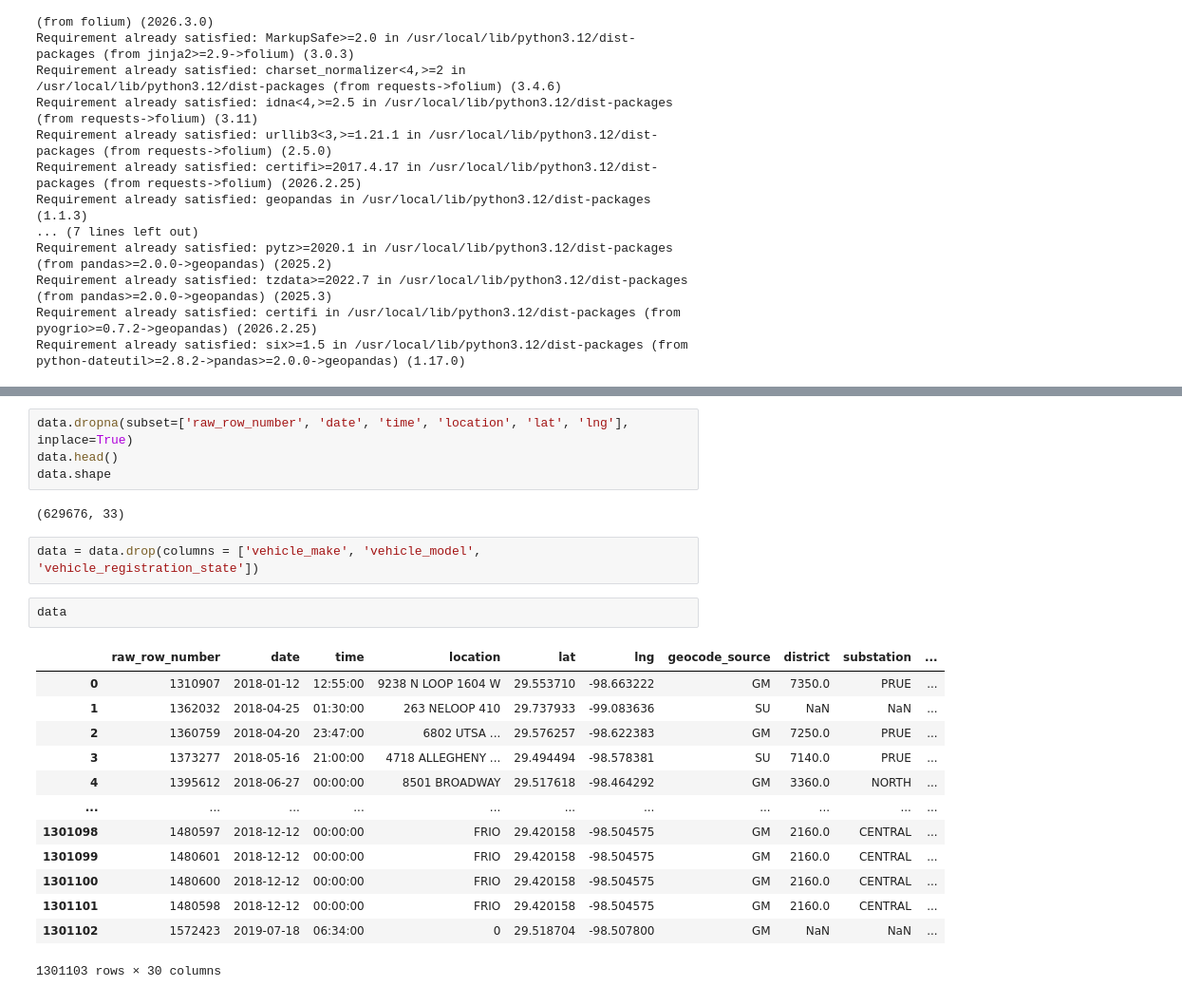
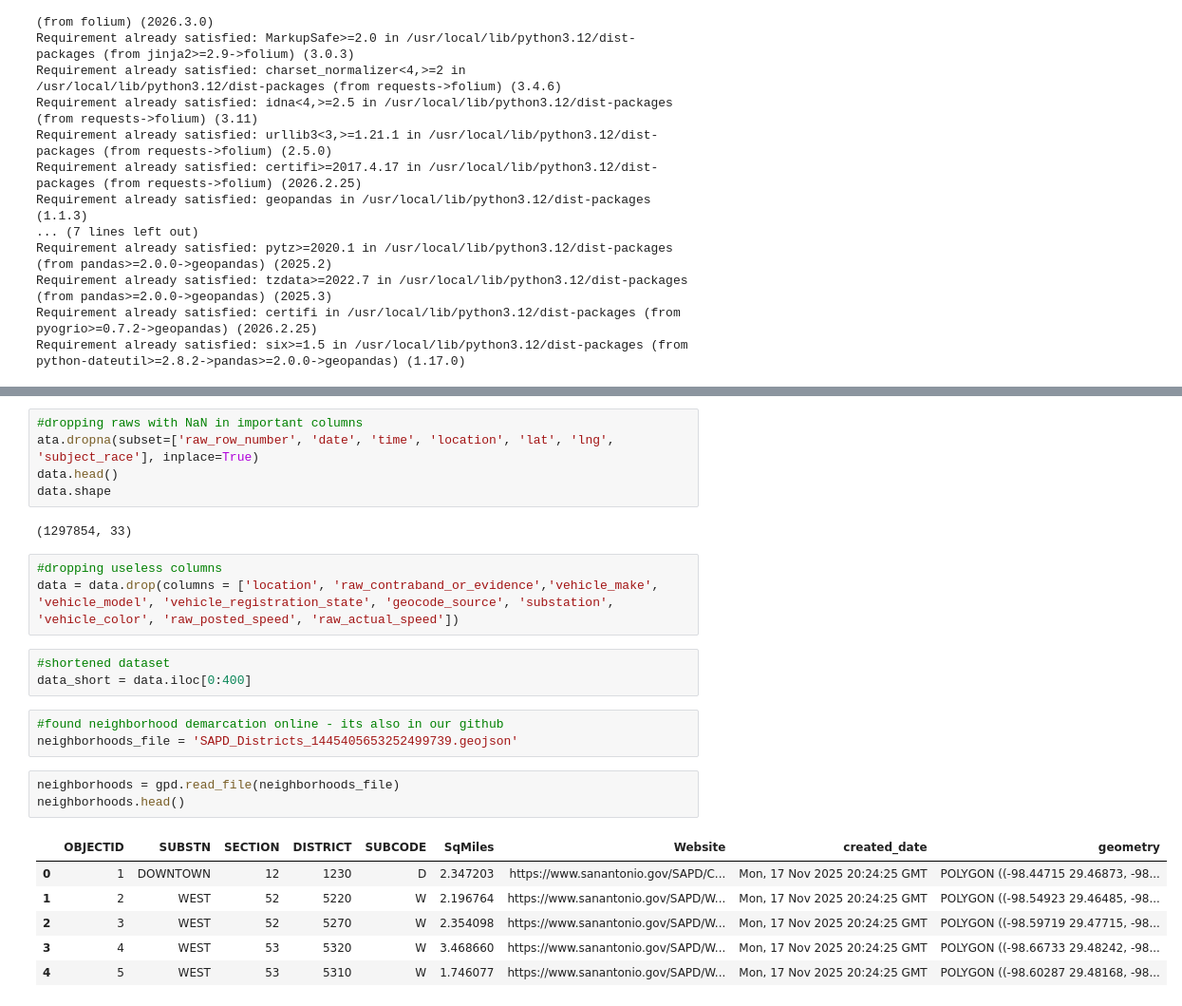
Before and after one commit to Nikibort/data_303_project, a Jupyter notebook: data_303_cleaning.ipynb, the cells around one changed output, grey strips where cells are left out. Shown at 95% size. Cells and saved outputs as stored; diff of their text form.

```diff
--- a/data_303_cleaning.ipynb
+++ b/data_303_cleaning.ipynb
@@ -38,26 +39,28 @@ data.head()
 | 4 | 1395612 | 2018-06-27 | 00:00:00 | 8501 BROADWAY | 29.517618 | -98.464292 | GM | 3360.0 | NORTH | ... |
 5 rows × 33 columns
 # %%
-data.dropna(subset=['raw_row_number', 'date', 'time', 'location', 'lat', 'lng'], inplace=True)
+#dropping raws with NaN in important columns
+ata.dropna(subset=['raw_row_number', 'date', 'time', 'location', 'lat', 'lng', 'subject_race'], inplace=True)
 data.head()
 data.shape
 # %% [output]
-(629676, 33)
+(1297854, 33)
 # %%
-data = data.drop(columns = ['vehicle_make',	'vehicle_model', 'vehicle_registration_state'])
+#dropping useless columns
+data = data.drop(columns = ['location', 'raw_contraband_or_evidence','vehicle_make',	'vehicle_model', 'vehicle_registration_state', 'geocode_source', 'substation', 'vehicle_color', 'raw_posted_speed', 'raw_actual_speed'])
-# %%
-data
-# %% [output]
-|  | raw_row_number | date | time | location | lat | lng | geocode_source | district | substation | ... |
-| 0 | 1310907 | 2018-01-12 | 12:55:00 | 9238 N LOOP 1604 W | 29.553710 | -98.663222 | GM | 7350.0 | PRUE | ... |
-| 1 | 1362032 | 2018-04-25 | 01:30:00 | 263 NELOOP 410 | 29.737933 | -99.083636 | SU | NaN | NaN | ... |
-| 2 | 1360759 | 2018-04-20 | 23:47:00 | 6802 UTSA ... | 29.576257 | -98.622383 | GM | 7250.0 | PRUE | ... |
-| 3 | 1373277 | 2018-05-16 | 21:00:00 | 4718 ALLEGHENY ... | 29.494494 | -98.578381 | SU | 7140.0 | PRUE | ... |
-| 4 | 1395612 | 2018-06-27 | 00:00:00 | 8501 BROADWAY | 29.517618 | -98.464292 | GM | 3360.0 | NORTH | ... |
-| ... | ... | ... | ... | ... | ... | ... | ... | ... | ... | ... |
-| 1301098 | 1480597 | 2018-12-12 | 00:00:00 | FRIO | 29.420158 | -98.504575 | GM | 2160.0 | CENTRAL | ... |
-| 1301099 | 1480601 | 2018-12-12 | 00:00:00 | FRIO | 29.420158 | -98.504575 | GM | 2160.0 | CENTRAL | ... |
-| 1301100 | 1480600 | 2018-12-12 | 00:00:00 | FRIO | 29.420158 | -98.504575 | GM | 2160.0 | CENTRAL | ... |
-| 1301101 | 1480598 | 2018-12-12 | 00:00:00 | FRIO | 29.420158 | -98.504575 | GM | 2160.0 | CENTRAL | ... |
-| 1301102 | 1572423 | 2019-07-18 | 06:34:00 | 0 | 29.518704 | -98.507800 | GM | NaN | NaN | ... |
-1301103 rows × 30 columns
+# %%
+#shortened dataset
+data_short = data.iloc[0:400]
+# %%
+#found neighborhood demarcation online - its also in our github
+neighborhoods_file = 'SAPD_Districts_1445405653252499739.geojson'
+# %%
+neighborhoods = gpd.read_file(neighborhoods_file)
+neighborhoods.head()
+# %% [output]
+|  | OBJECTID | SUBSTN | SECTION | DISTRICT | SUBCODE | SqMiles | Website | created_date | geometry |
+| 0 | 1 | DOWNTOWN | 12 | 1230 | D | 2.347203 | https://www.sanantonio.gov/SAPD/C... | Mon, 17 Nov 2025 20:24:25 GMT | POLYGON ((-98.44715 29.46873, -98... |
+| 1 | 2 | WEST | 52 | 5220 | W | 2.196764 | https://www.sanantonio.gov/SAPD/W... | Mon, 17 Nov 2025 20:24:25 GMT | POLYGON ((-98.54923 29.46485, -98... |
+| 2 | 3 | WEST | 52 | 5270 | W | 2.354098 | https://www.sanantonio.gov/SAPD/W... | Mon, 17 Nov 2025 20:24:25 GMT | POLYGON ((-98.59719 29.47715, -98... |
+| 3 | 4 | WEST | 53 | 5320 | W | 3.468660 | https://www.sanantonio.gov/SAPD/W... | Mon, 17 Nov 2025 20:24:25 GMT | POLYGON ((-98.66733 29.48242, -98... |
+| 4 | 5 | WEST | 53 | 5310 | W | 1.746077 | https://www.sanantonio.gov/SAPD/W... | Mon, 17 Nov 2025 20:24:25 GMT | POLYGON ((-98.60287 29.48168, -98... |
```
Also changed, not shown: parts of 5 cells of this notebook.
